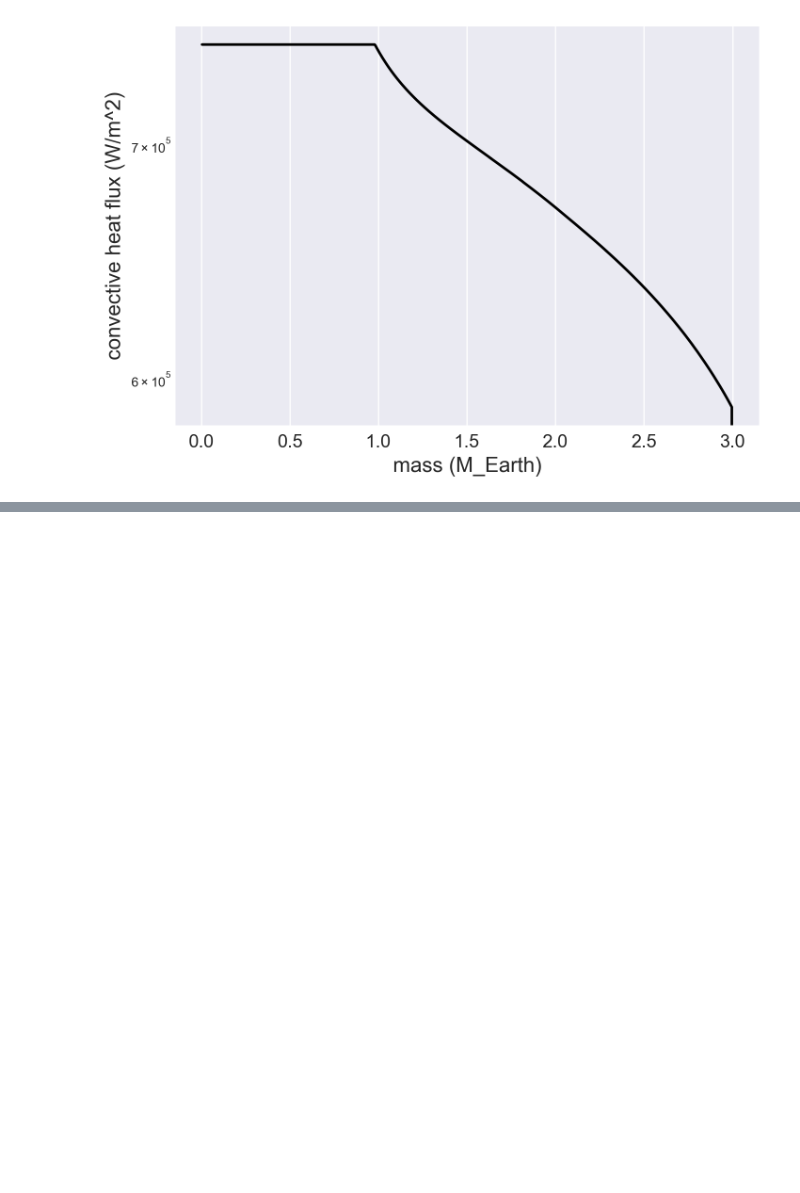
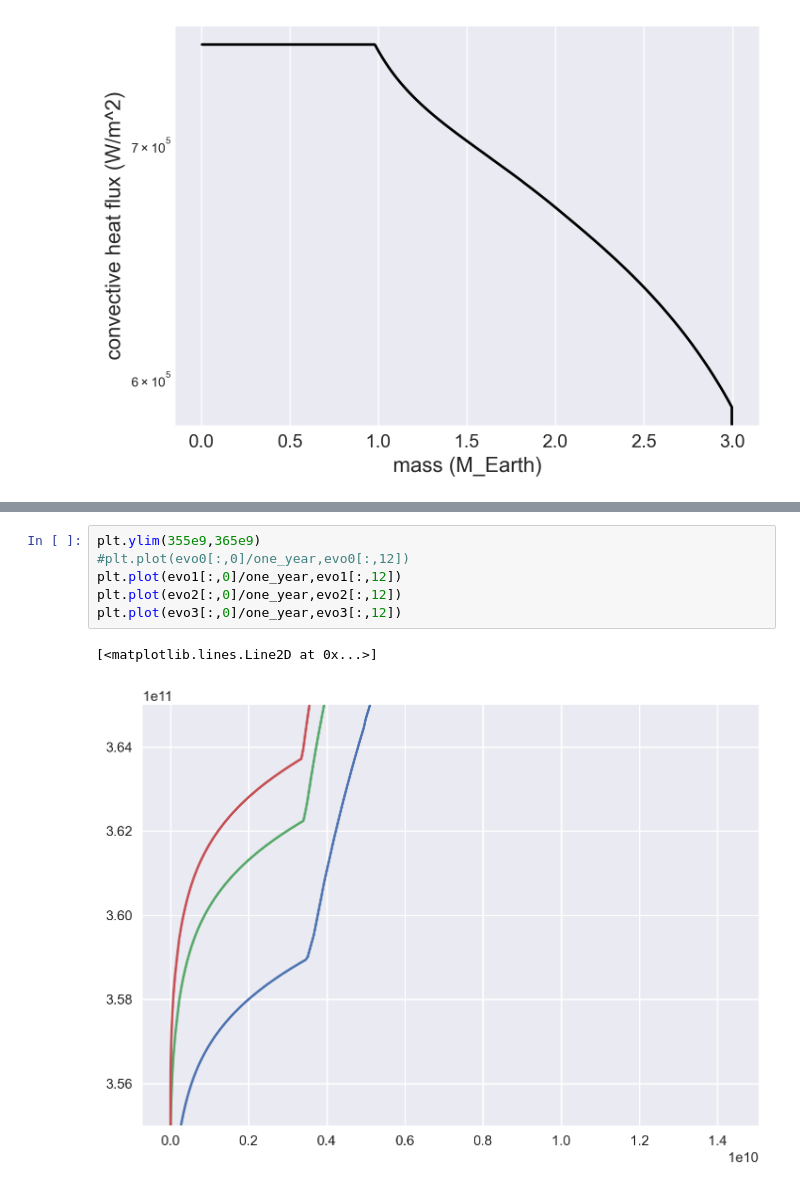
Before and after one commit to zhangjis/CMAPPER_rock, a Jupyter notebook: plot.ipynb, the cells around one changed output, grey strips where cells are left out. Drawn from its saved outputs; the diff is of its cells as text; blank space fills up the shorter version.

```diff
--- a/plot.ipynb
+++ b/plot.ipynb
@@ -270,0 +315,9 @@ x-axis is mass (M_Earth) and y-axis is convective heat flux (W/m^2)
+# %%
+plt.ylim(355e9,365e9)
+#plt.plot(evo0[:,0]/one_year,evo0[:,12])
+plt.plot(evo1[:,0]/one_year,evo1[:,12])
+plt.plot(evo2[:,0]/one_year,evo2[:,12])
+plt.plot(evo3[:,0]/one_year,evo3[:,12])
+# %% [output]
+[<matplotlib.lines.Line2D at 0x...>]
+[figure, added]
```
Also changed, not shown: parts of 6 cells of this notebook, 6 other files.
